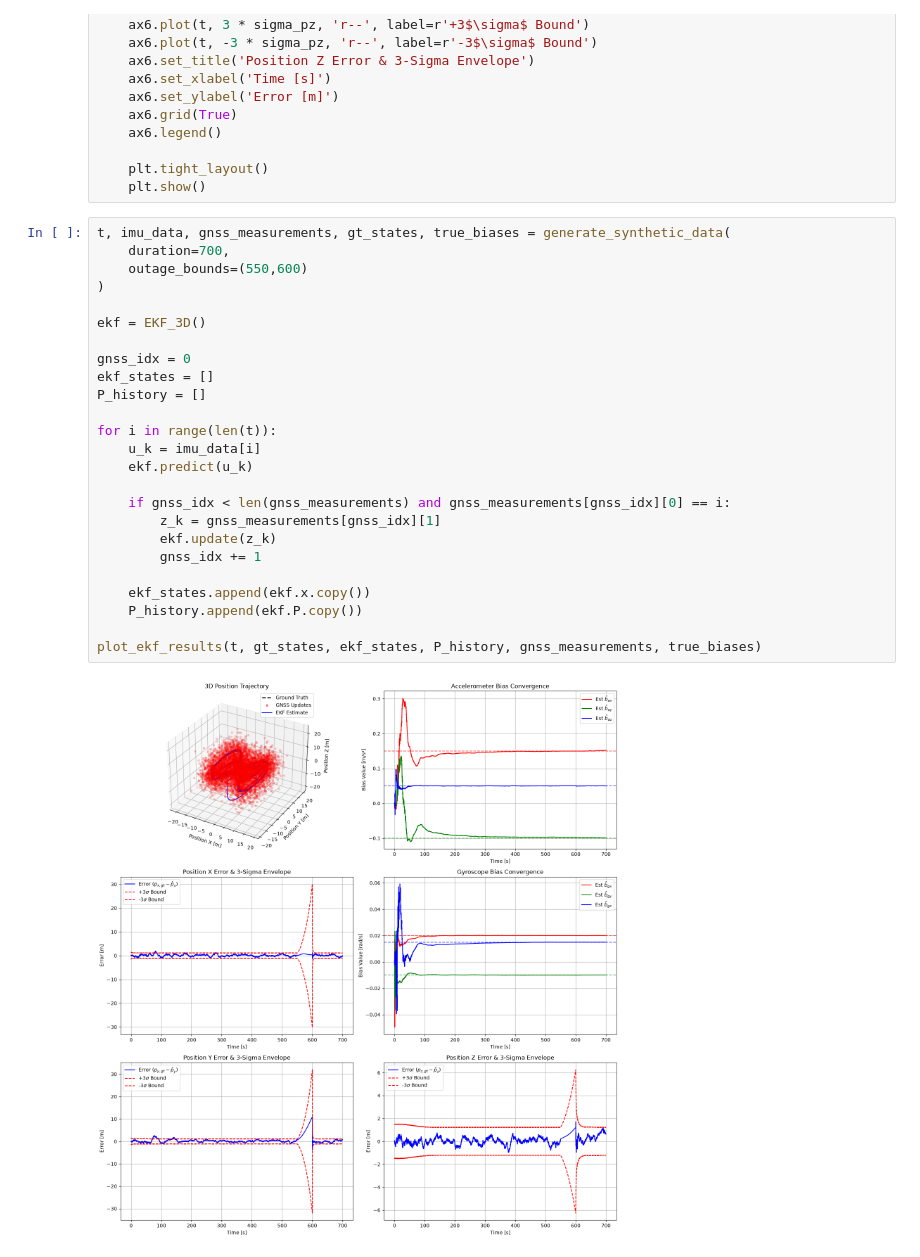
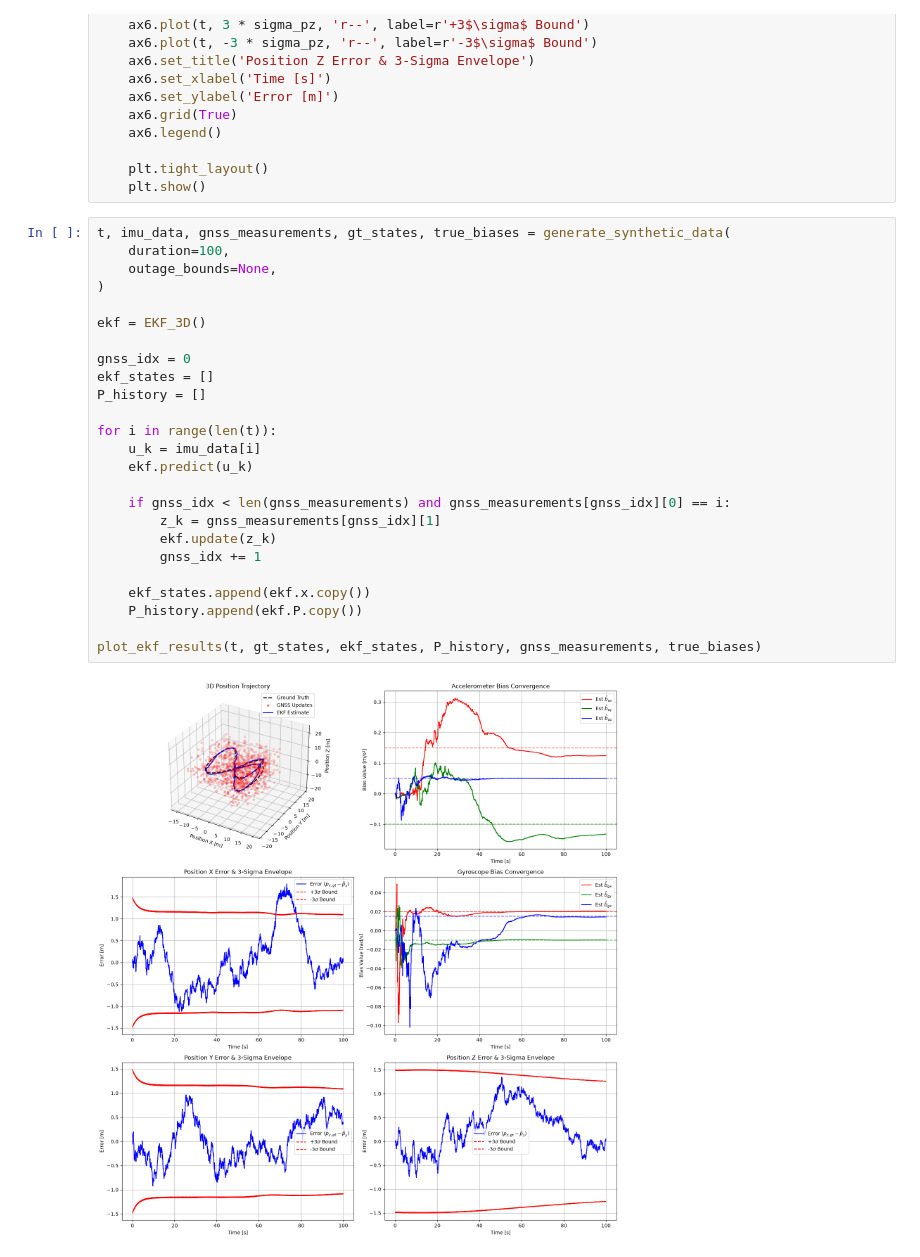
Before and after one commit to soldee/kalman-training, a Jupyter notebook: 3d_ekf.ipynb, the cells around one changed output. Saved outputs shown, nothing was run; the diff lists cells and outputs as text.

```diff
--- a/3d_ekf.ipynb
+++ b/3d_ekf.ipynb
@@ -465,28 +758,28 @@ def plot_ekf_results(t, gt_states, ekf_states, P_history, gnss_measurements, tru
     plt.show()
 # %%
 t, imu_data, gnss_measurements, gt_states, true_biases = generate_synthetic_data(
-    duration=700,
-    outage_bounds=(550,600)
+    duration=100,
+    outage_bounds=None,
 )
 
 ekf = EKF_3D()
 
 gnss_idx = 0
 ekf_states = []
 P_history = []
 
 for i in range(len(t)):
     u_k = imu_data[i]
     ekf.predict(u_k)
 
     if gnss_idx < len(gnss_measurements) and gnss_measurements[gnss_idx][0] == i:
         z_k = gnss_measurements[gnss_idx][1]
         ekf.update(z_k)
         gnss_idx += 1
 
     ekf_states.append(ekf.x.copy())
     P_history.append(ekf.P.copy())
 
 plot_ekf_results(t, gt_states, ekf_states, P_history, gnss_measurements, true_biases)
 # %% [output]
-[figure, old version]
+[figure, new version]
```
Also changed, not shown: parts of 13 cells of this notebook, 3 other files.
